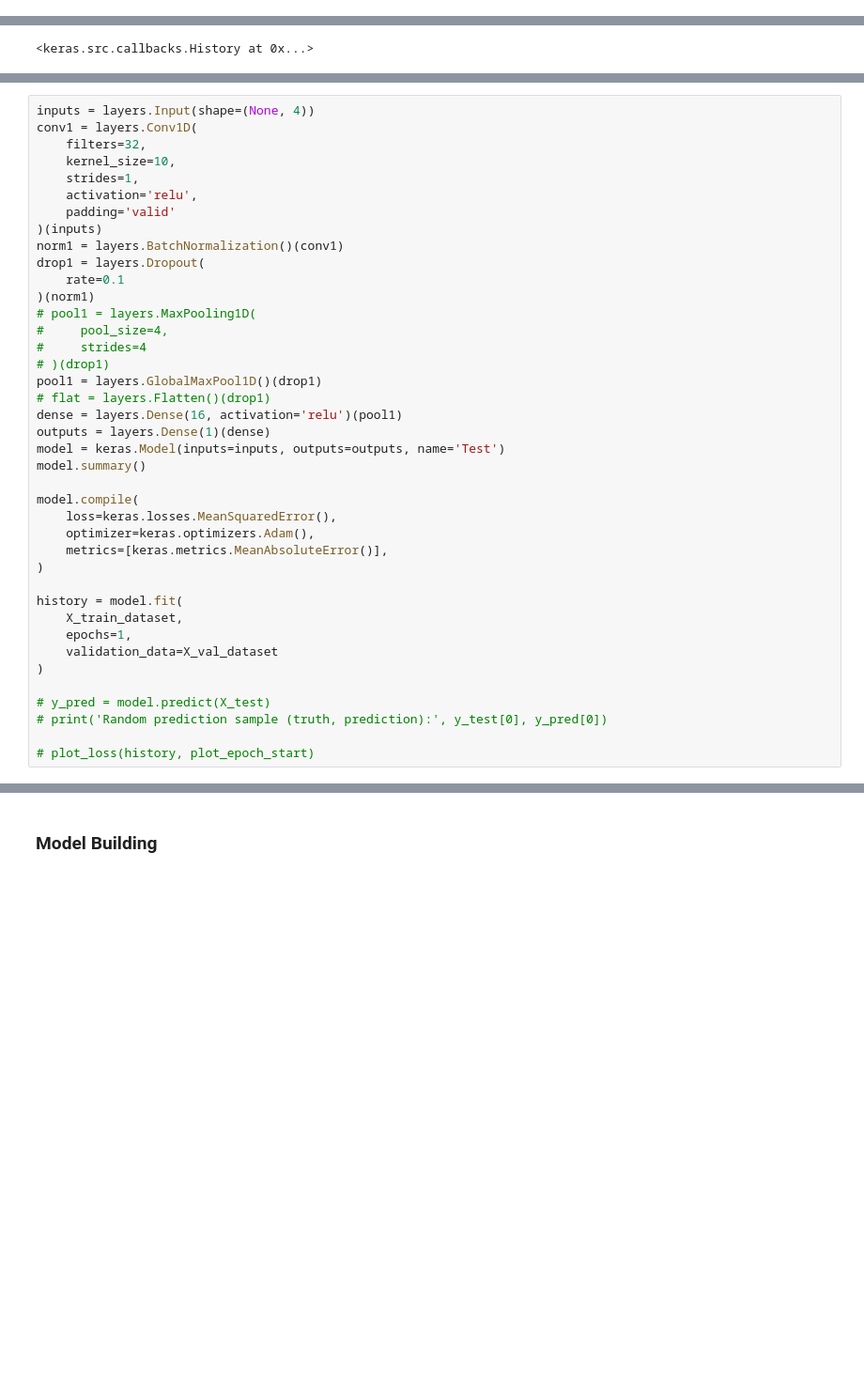
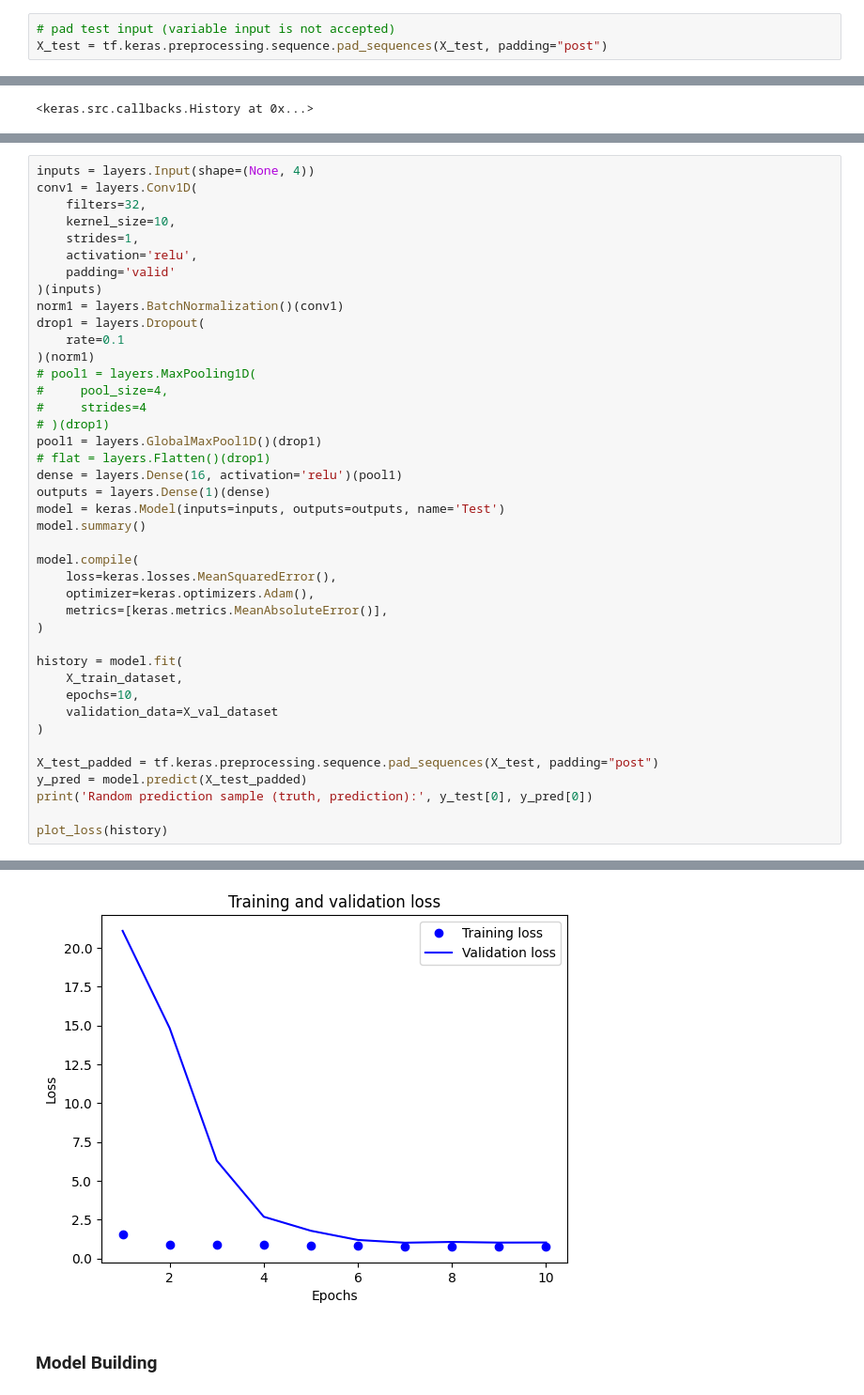
Before and after one commit to bleuchien/PTR-augur, a Jupyter notebook: notebooks/neuralnet.ipynb, the cells around one changed output, grey strips where cells are left out. Shown: that part at 94% size. Saved outputs shown, nothing was run; the diff lists cells and outputs as text; blank space fills up the shorter version.

Commit message:
test input padding, further tests

```diff
--- a/notebooks/neuralnet.ipynb
+++ b/notebooks/neuralnet.ipynb
@@ -102,6 +102,9 @@ A simple verification if the X and y correlation are preserved on the split is d
 # %%
 # split in train and test sub sets
 X_train, X_test, y_train, y_test = train_test_split(X, y, test_size=0.2, random_state=1202)
+# %%
+# pad test input (variable input is not accepted)
+X_test = tf.keras.preprocessing.sequence.pad_sequences(X_test, padding="post")
 # %%
 # split the train set again in train and validation
 X_train, X_val, y_train, y_val = train_test_split(X_train, y_train, test_size=0.2, random_state=1202)
@@ -278,14 +283,15 @@ model.compile(
 
 history = model.fit(
     X_train_dataset,
-    epochs=1,
+    epochs=10,
     validation_data=X_val_dataset
 )
 
-# y_pred = model.predict(X_test)
-# print('Random prediction sample (truth, prediction):', y_test[0], y_pred[0])
+X_test_padded = tf.keras.preprocessing.sequence.pad_sequences(X_test, padding="post")
+y_pred = model.predict(X_test_padded)
+print('Random prediction sample (truth, prediction):', y_test[0], y_pred[0])
 
-# plot_loss(history, plot_epoch_start)
+plot_loss(history)
 # %% [output]
 Model: "Test"
 _________________________________________________________________
@@ -307,3 +313,4 @@ _________________________________________________________________
+[figure, added]
 # %% [markdown]
 ### Model Building
 # %%
```
Also changed, not shown: parts of 3 cells of this notebook.
